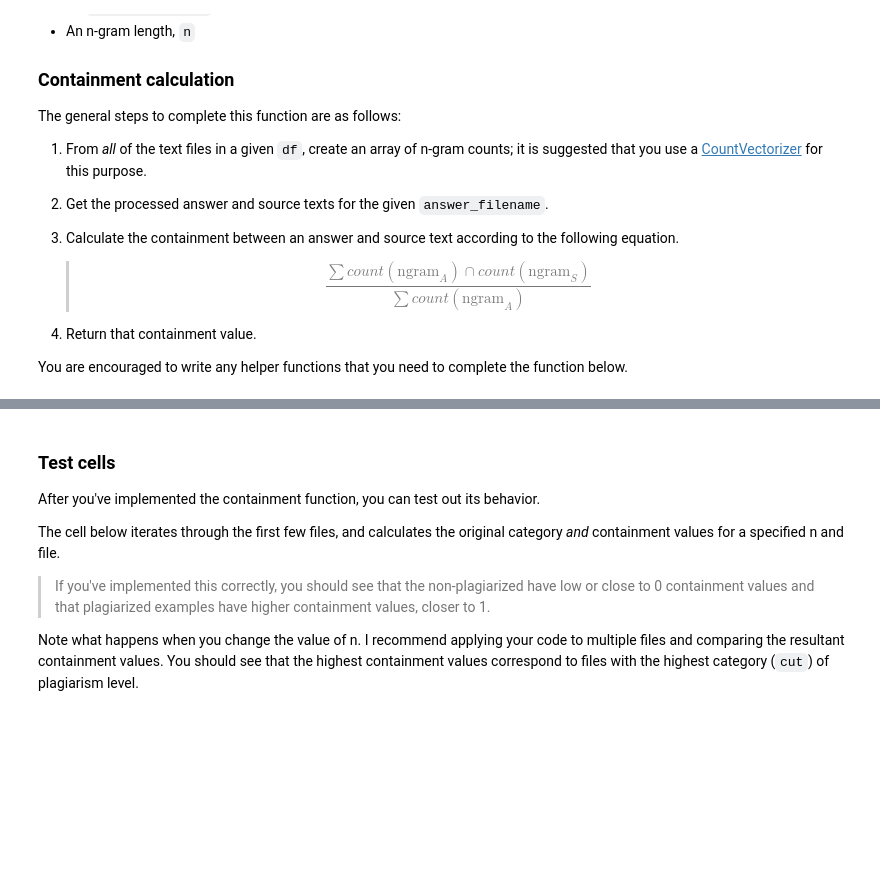
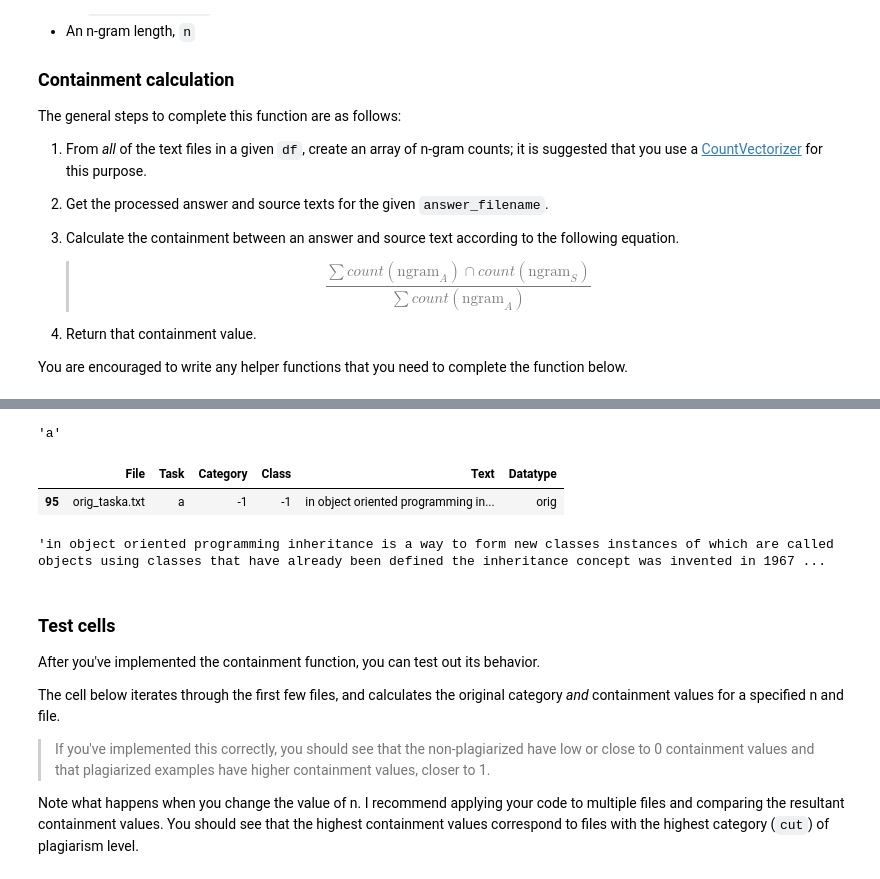
Before and after one commit to seongjaeryu/ML_SageMaker_Studies, a Jupyter notebook: Project_Plagiarism_Detection/2_Plagiarism_Feature_Engineering.ipynb, the cells around one changed output, grey strips where cells are left out. Drawn from its saved outputs; the diff is of its cells as text; code cells hidden in the pictures; blank space fills up the shorter version.

```diff
--- a/Project_Plagiarism_Detection/2_Plagiarism_Feature_Engineering.ipynb
+++ b/Project_Plagiarism_Detection/2_Plagiarism_Feature_Engineering.ipynb
@@ -371,2 +385,15 @@ You are encouraged to write any helper functions that you need to complete the f
+# %%
+complete_df[complete_df['File'] == 'g0pA_taska.txt']['Task'].values[0]
+# %% [output]
+'a'
+# %%
+complete_df[(complete_df['Category'] == -1) & (complete_df['Task'] == 'a')]
+# %% [output]
+|  | File | Task | Category | Class | Text | Datatype |
+| 95 | orig_taska.txt | a | -1 | -1 | in object oriented programming in... | orig |
+# %%
+complete_df[(complete_df['Category'] == -1) & (complete_df['Task'] == 'a')]['Text'].values[0]
+# %% [output]
+'in object oriented programming inheritance is a way to form new classes instances of which are called objects using classes that have already been defined the inheritance concept was invented in 1967 ...
 # %%
 # Calculate the ngram containment for one answer file/source file pair in a df
```
Also changed, not shown: parts of 28 cells of this notebook, 2 other files.
